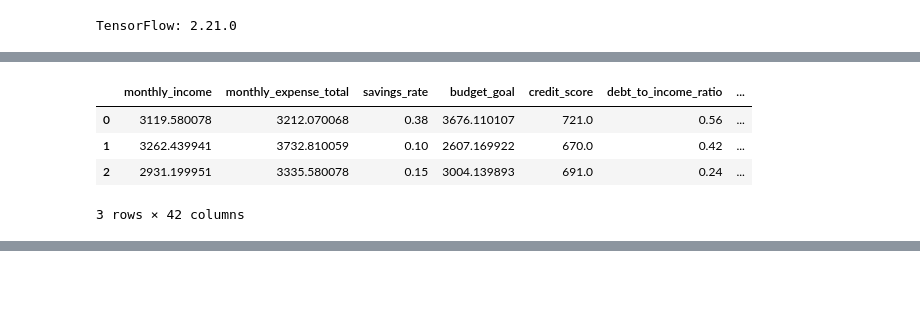
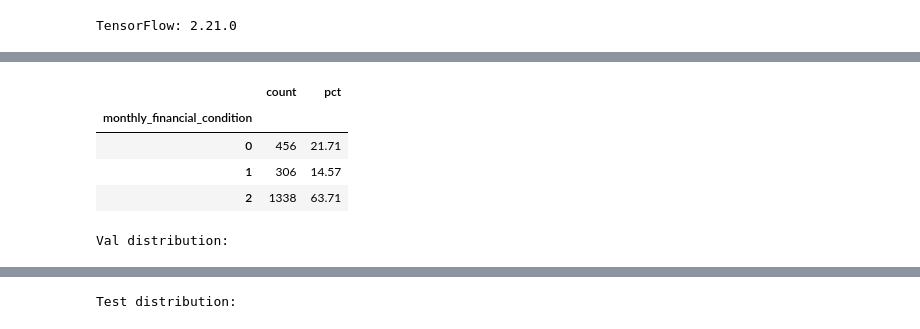
Before and after one commit to raamwhy/ml-api-finary, a Jupyter notebook: finary_classify_model.ipynb, the cells around one changed output, grey strips where cells are left out. Cells and saved outputs as stored; diff of their text form; code cells hidden in the pictures; blank space fills up the shorter version.

Commit message:
feat(model): implement final classification training pipeline

```diff
--- a/finary_classify_model.ipynb
+++ b/finary_classify_model.ipynb
@@ -197,46 +172,34 @@ Aturan cleaning:
 # %%
-df_clean = df.copy()
+X_train_df, X_temp_df, y_train, y_temp = train_test_split(
+    X_df,
+    y,
+    test_size=0.30,
+    random_state=SEED,
+    stratify=y,
+)
 
-# bool -> int
-for col in df_clean.columns:
-    if df_clean[col].dtype == bool:
-        df_clean[col] = df_clean[col].astype(int)
+X_val_df, X_test_df, y_val, y_test = train_test_split(
+    X_temp_df,
+    y_temp,
+    test_size=0.50,
+    random_state=SEED,
+    stratify=y_temp,
+)
 
-# ensure target numeric int
-if not np.issubdtype(df_clean[TARGET].dtype, np.number):
-    raise ValueError(f"Target dtype is not numeric: {df_clean[TARGET].dtype}")
-df_clean[TARGET] = df_clean[TARGET].astype(int)
+def label_dist(series: pd.Series) -> pd.DataFrame:
+    vc = series.value_counts().sort_index()
+    pct = (vc / vc.sum() * 100).round(2)
+    return pd.DataFrame({"count": vc, "pct": pct})
 
-# numeric feature candidates (exclude target)
-num_cols = df_clean.drop(columns=[TARGET]).select_dtypes(include=["number"]).columns.tolist()
+print("Shapes:")
+print("Train:", X_train_df.shape, y_train.shape)
+print("Val  :", X_val_df.shape, y_val.shape)
+print("Test :", X_test_df.shape, y_test.shape)
 
-# missing -> median
-missing_before = int(df_clean[num_cols].isna().sum().sum())
-medians = df_clean[num_cols].median(numeric_only=True)
-df_clean[num_cols] = df_clean[num_cols].fillna(medians)
-missing_after = int(df_clean[num_cols].isna().sum().sum())
-print("Missing numeric values before:", missing_before)
-print("Missing numeric values after :", missing_after)
-
-# drop constant
-unique_counts = df_clean[num_cols].nunique(dropna=False)
-constant_cols = unique_counts[unique_counts <= 1].index.tolist()
-print("Constant columns:", len(constant_cols))
-
-# drop perfect duplicates
-dup_mask = df_clean[num_cols].T.duplicated()
-duplicate_cols = dup_mask[dup_mask].index.tolist()
-print("Duplicate columns:", len(duplicate_cols))
-
-excluded_cols = sorted(set(constant_cols + duplicate_cols))
-feature_cols_clean = [c for c in num_cols if c not in excluded_cols]
-
-X_full = df_clean[feature_cols_clean].astype("float32")
-y_full = df_clean[TARGET].astype(int)
-
-assert TARGET not in X_full.columns
-assert len(X_full) == len(y_full)
-
-print("Feature columns after cleaning:", len(feature_cols_clean))
-X_full.head(3)
+print("\nTrain distribution:")
+display(label_dist(y_train))
+print("Val distribution:")
+display(label_dist(y_val))
+print("Test distribution:")
+display(label_dist(y_test))
 # %% [output]
@@ -248,5 +212,6 @@ Feature columns after cleaning: 42
-|  | monthly_income | monthly_expense_total | savings_rate | budget_goal | credit_score | debt_to_income_ratio | ... |
-| 0 | 3119.580078 | 3212.070068 | 0.38 | 3676.110107 | 721.0 | 0.56 | ... |
-| 1 | 3262.439941 | 3732.810059 | 0.10 | 2607.169922 | 670.0 | 0.42 | ... |
-| 2 | 2931.199951 | 3335.580078 | 0.15 | 3004.139893 | 691.0 | 0.24 | ... |
+|  | count | pct |
+| monthly_financial_condition |  |  |
+| 0 | 456 | 21.71 |
+| 1 | 306 | 14.57 |
+| 2 | 1338 | 63.71 |
-3 rows × 42 columns
+Val distribution:
@@ -252,0 +223 @@ Feature columns after cleaning: 42
+Test distribution:
```
Also changed, not shown: parts of 45 cells of this notebook.
